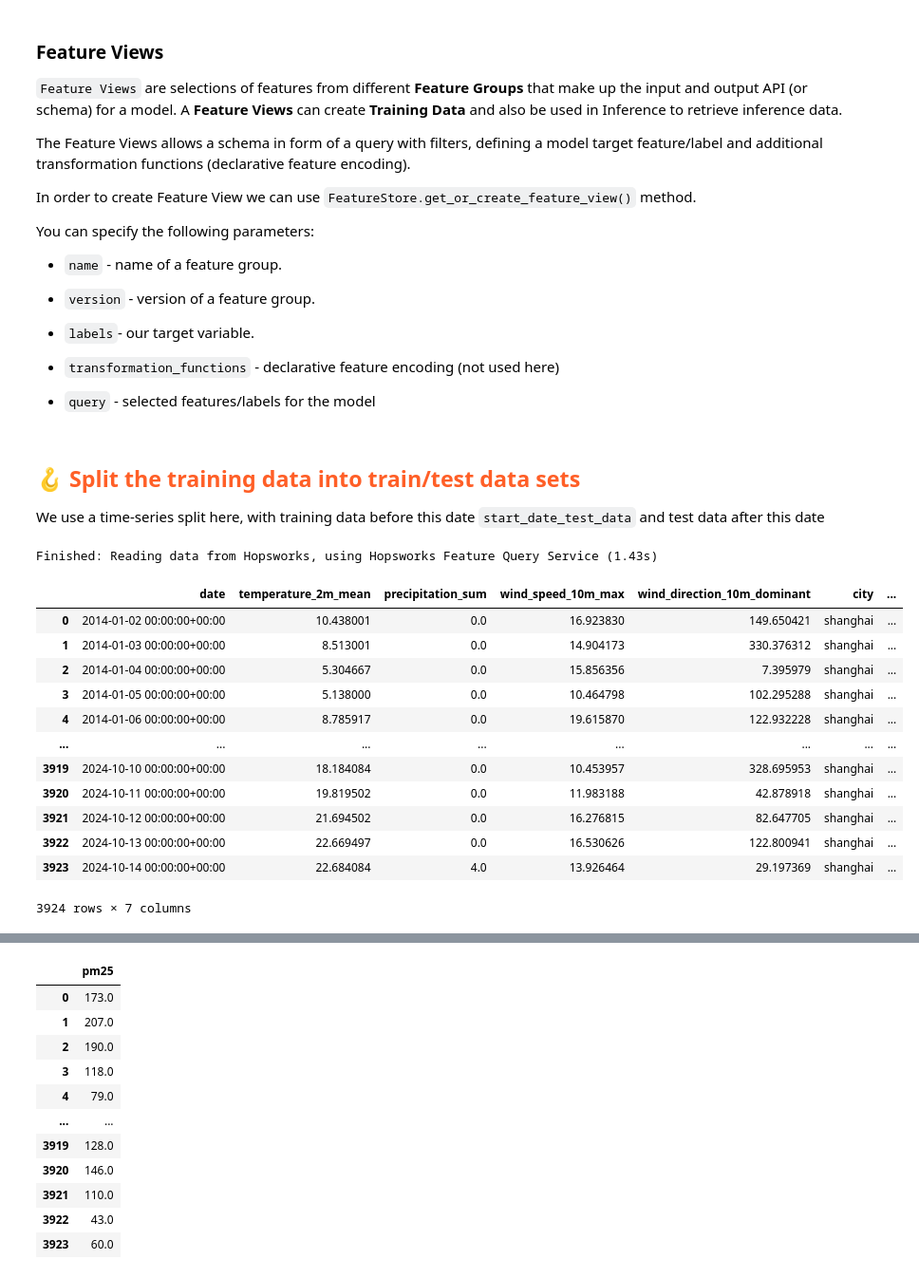
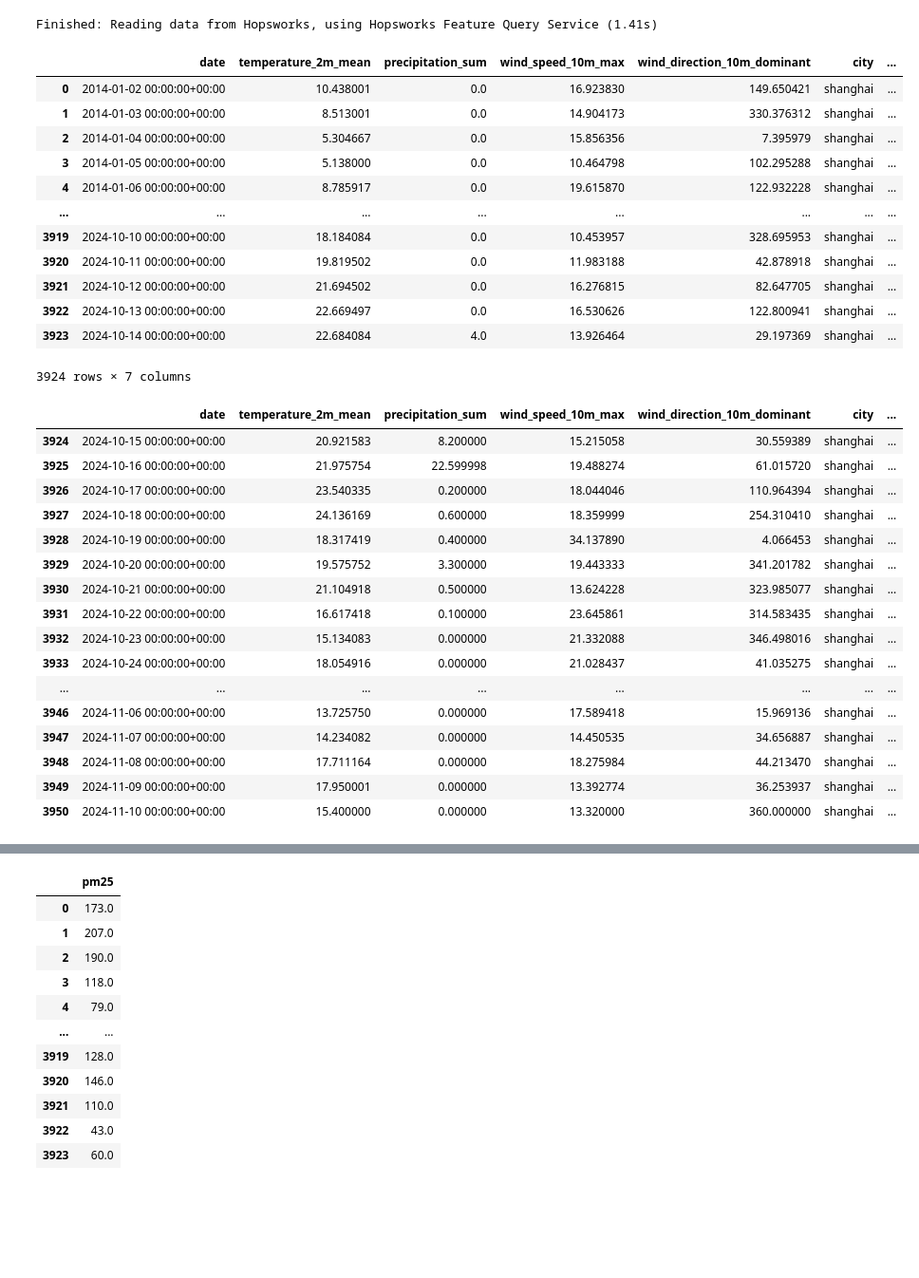
Before and after one commit to AMomozZz/mlfs-book, a Jupyter notebook: notebooks/ch03/3_air_quality_training_pipeline.ipynb, the cells around one changed output, grey strips where cells are left out. Shown at 95% size. Cells and saved outputs as stored; diff of their text form; code cells hidden in the pictures; blank space fills up the shorter version.

```diff
--- a/notebooks/ch03/3_air_quality_training_pipeline.ipynb
+++ b/notebooks/ch03/3_air_quality_training_pipeline.ipynb
@@ -91,35 +68,11 @@ Finished: Reading data from Hopsworks, using Hopsworks Feature Query Service (1.
-# %% [markdown]
-### Feature Views
-
-`Feature Views` are selections of features from different **Feature Groups** that make up the input and output API (or schema) for a model. A **Feature Views** can create **Training Data** and also be used in Inference to retrieve inference data.
-
-The Feature Views allows a schema in form of a query with filters, defining a model target feature/label and additional transformation functions (declarative feature encoding).
-
-In order to create Feature View we can use `FeatureStore.get_or_create_feature_view()` method.
-
-You can specify the following parameters:
-
-- `name` - name of a feature group.
-
-- `version` - version of a feature group.
-
-- `labels`- our target variable.
-
-- `transformation_functions` - declarative feature encoding (not used here)
-
-- `query` - selected features/labels for the model
 # %%
 feature_view = fs.get_or_create_feature_view(
-    name='air_quality_fv',
+    name='new_aqfv',
     description="weather features with air quality as the target",
-    version=5,
+    version=1,
     labels=['pm25'],
     query=selected_features,
 )
-# %% [markdown]
-## <span style="color:#ff5f27;">🪝 Split the training data into train/test data sets </span>
-
-We use a time-series split here, with training data before this date `start_date_test_data` and test data after this date
 # %%
 start_date_test_data = "2024-10-15"
 # Convert string to datetime object
@@ -127,22 +80,37 @@ test_start = datetime.strptime(start_date_test_data, "%Y-%m-%d")
 # %%
 X_train, X_test, y_train, y_test = feature_view.train_test_split(
     test_start=test_start
 )
+display(X_train, X_test)
 # %% [output]
-Finished: Reading data from Hopsworks, using Hopsworks Feature Query Service (1.43s)
+Finished: Reading data from Hopsworks, using Hopsworks Feature Query Service (1.41s)
+|  | date | temperature_2m_mean | precipitation_sum | wind_speed_10m_max | wind_direction_10m_dominant | city | ... |
+| 0 | 2014-01-02 00:00:00+00:00 | 10.438001 | 0.0 | 16.923830 | 149.650421 | shanghai | ... |
+| 1 | 2014-01-03 00:00:00+00:00 | 8.513001 | 0.0 | 14.904173 | 330.376312 | shanghai | ... |
+| 2 | 2014-01-04 00:00:00+00:00 | 5.304667 | 0.0 | 15.856356 | 7.395979 | shanghai | ... |
+| 3 | 2014-01-05 00:00:00+00:00 | 5.138000 | 0.0 | 10.464798 | 102.295288 | shanghai | ... |
+| 4 | 2014-01-06 00:00:00+00:00 | 8.785917 | 0.0 | 19.615870 | 122.932228 | shanghai | ... |
+| ... | ... | ... | ... | ... | ... | ... | ... |
+| 3919 | 2024-10-10 00:00:00+00:00 | 18.184084 | 0.0 | 10.453957 | 328.695953 | shanghai | ... |
+| 3920 | 2024-10-11 00:00:00+00:00 | 19.819502 | 0.0 | 11.983188 | 42.878918 | shanghai | ... |
+| 3921 | 2024-10-12 00:00:00+00:00 | 21.694502 | 0.0 | 16.276815 | 82.647705 | shanghai | ... |
+| 3922 | 2024-10-13 00:00:00+00:00 | 22.669497 | 0.0 | 16.530626 | 122.800941 | shanghai | ... |
+| 3923 | 2024-10-14 00:00:00+00:00 | 22.684084 | 4.0 | 13.926464 | 29.197369 | shanghai | ... |
+3924 rows × 7 columns
+|  | date | temperature_2m_mean | precipitation_sum | wind_speed_10m_max | wind_direction_10m_dominant | city | ... |
+| 3924 | 2024-10-15 00:00:00+00:00 | 20.921583 | 8.200000 | 15.215058 | 30.559389 | shanghai | ... |
+| 3925 | 2024-10-16 00:00:00+00:00 | 21.975754 | 22.599998 | 19.488274 | 61.015720 | shanghai | ... |
+| 3926 | 2024-10-17 00:00:00+00:00 | 23.540335 | 0.200000 | 18.044046 | 110.964394 | shanghai | ... |
+| 3927 | 2024-10-18 00:00:00+00:00 | 24.136169 | 0.600000 | 18.359999 | 254.310410 | shanghai | ... |
+| 3928 | 2024-10-19 00:00:00+00:00 | 18.317419 | 0.400000 | 34.137890 | 4.066453 | shanghai | ... |
+| 3929 | 2024-10-20 00:00:00+00:00 | 19.575752 | 3.300000 | 19.443333 | 341.201782 | shanghai | ... |
+| 3930 | 2024-10-21 00:00:00+00:00 | 21.104918 | 0.500000 | 13.624228 | 323.985077 | shanghai | ... |
+| 3931 | 2024-10-22 00:00:00+00:00 | 16.617418 | 0.100000 | 23.645861 | 314.583435 | shanghai | ... |
+| 3932 | 2024-10-23 00:00:00+00:00 | 15.134083 | 0.000000 | 21.332088 | 346.498016 | shanghai | ... |
+| 3933 | 2024-10-24 00:00:00+00:00 | 18.054916 | 0.000000 | 21.028437 | 41.035275 | shanghai | ... |
+| ... | ... | ... | ... | ... | ... | ... | ... |
+| 3946 | 2024-11-06 00:00:00+00:00 | 13.725750 | 0.000000 | 17.589418 | 15.969136 | shanghai | ... |
+| 3947 | 2024-11-07 00:00:00+00:00 | 14.234082 | 0.000000 | 14.450535 | 34.656887 | shanghai | ... |
+| 3948 | 2024-11-08 00:00:00+00:00 | 17.711164 | 0.000000 | 18.275984 | 44.213470 | shanghai | ... |
+| 3949 | 2024-11-09 00:00:00+00:00 | 17.950001 | 0.000000 | 13.392774 | 36.253937 | shanghai | ... |
+| 3950 | 2024-11-10 00:00:00+00:00 | 15.400000 | 0.000000 | 13.320000 | 360.000000 | shanghai | ... |
-# %%
-X_train
-# %% [output]
-|  | date | temperature_2m_mean | precipitation_sum | wind_speed_10m_max | wind_direction_10m_dominant | city | ... |
-| 0 | 2014-01-02 00:00:00+00:00 | 10.438001 | 0.0 | 16.923830 | 149.650421 | shanghai | ... |
-| 1 | 2014-01-03 00:00:00+00:00 | 8.513001 | 0.0 | 14.904173 | 330.376312 | shanghai | ... |
-| 2 | 2014-01-04 00:00:00+00:00 | 5.304667 | 0.0 | 15.856356 | 7.395979 | shanghai | ... |
-| 3 | 2014-01-05 00:00:00+00:00 | 5.138000 | 0.0 | 10.464798 | 102.295288 | shanghai | ... |
-| 4 | 2014-01-06 00:00:00+00:00 | 8.785917 | 0.0 | 19.615870 | 122.932228 | shanghai | ... |
-| ... | ... | ... | ... | ... | ... | ... | ... |
-| 3919 | 2024-10-10 00:00:00+00:00 | 18.184084 | 0.0 | 10.453957 | 328.695953 | shanghai | ... |
-| 3920 | 2024-10-11 00:00:00+00:00 | 19.819502 | 0.0 | 11.983188 | 42.878918 | shanghai | ... |
-| 3921 | 2024-10-12 00:00:00+00:00 | 21.694502 | 0.0 | 16.276815 | 82.647705 | shanghai | ... |
-| 3922 | 2024-10-13 00:00:00+00:00 | 22.669497 | 0.0 | 16.530626 | 122.800941 | shanghai | ... |
-| 3923 | 2024-10-14 00:00:00+00:00 | 22.684084 | 4.0 | 13.926464 | 29.197369 | shanghai | ... |
-3924 rows × 7 columns
```
Also changed, not shown: parts of 23 cells of this notebook, 1 other file.
